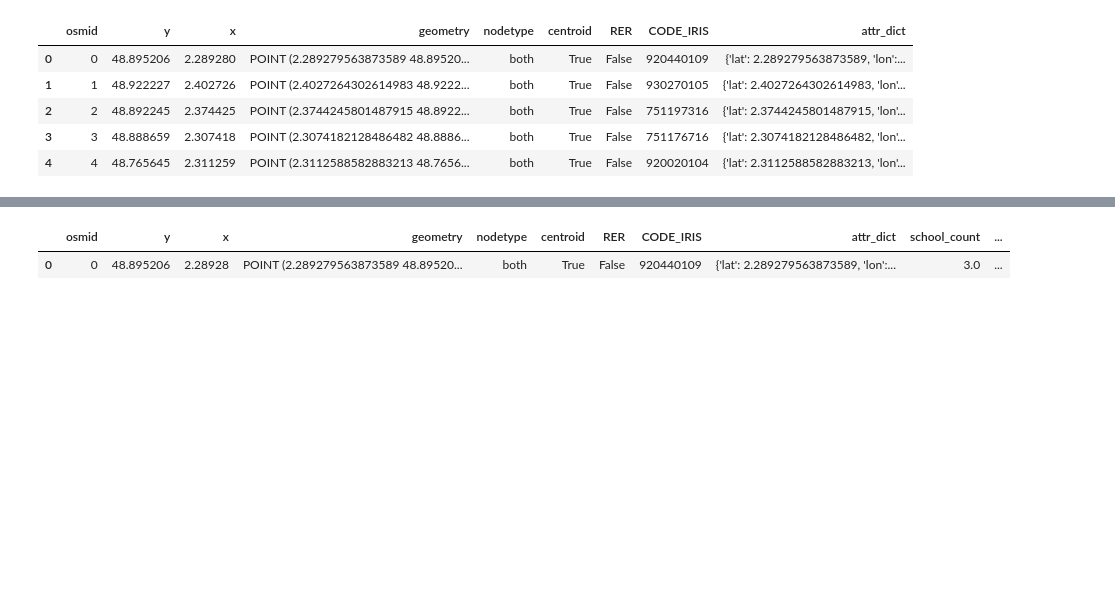
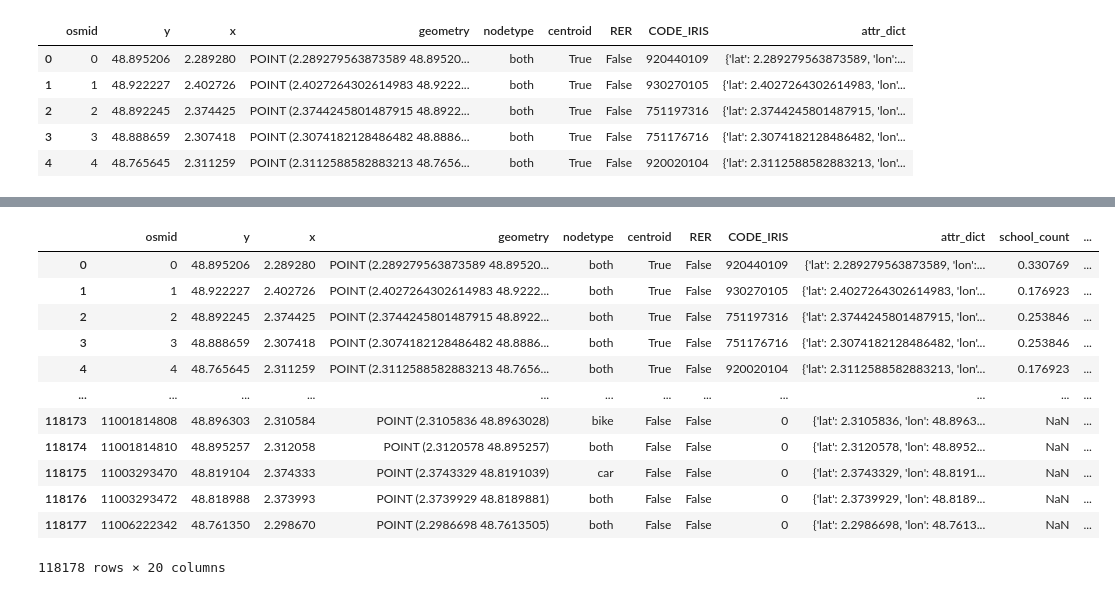
Before and after one commit to AurianeTec/Thesis, a Jupyter notebook: 3_Add_socioeconomic_data.ipynb, the cells around one changed output, grey strips where cells are left out. Cells and saved outputs as stored; diff of their text form; code cells hidden in the pictures; blank space fills up the shorter version.

Commit message:
socioeconomic done
Added education level to the attributes
Normalized all socioeconomic attribute values beweeen 0.1 and 1.1

```diff
--- a/3_Add_socioeconomic_data.ipynb
+++ b/3_Add_socioeconomic_data.ipynb
@@ -342,0 +377,12 @@ median_income_IRIS_GPM.head(1)
+# %%
+#--- Change the absolute numbers into population shares
+
+# Left both lines for comprehension, technically you could combine them into one.
+pop_no_diploma['proportion_15+_notinschool_nodiploma'] = pop_no_diploma['P19_NSCOL15P_DIPLMIN'] / pop_no_diploma['P19_NSCOL15P']
+pop_no_diploma['edu_level'] = 1/ pop_no_diploma['proportion_15+_notinschool_nodiploma']
+
+
+pop_no_diploma = pop_no_diploma[['IRIS', 'edu_level']]
+pop_no_diploma['IRIS'] = pop_no_diploma['IRIS'].astype('int64')
+pop_no_diploma = pop_no_diploma.rename(columns = {'IRIS': 'CODE_IRIS'})
+pop_no_diploma.head()
@@ -447,7 +500,7 @@ dtype: object
 # Combine, clean-up and save (TOFIX)
 # %%
 #--- Join all socio-economic dataframes
-dataframes = [education_perIRIS, jobs_per_IRIS, age_range_IRIS_geom, median_income_IRIS_GPM_complete]
+dataframes = [education_perIRIS, jobs_per_IRIS, age_range_IRIS_geom, median_income_IRIS_GPM_complete, pop_no_diploma]
 
 all_socioeconomic = reduce(lambda  left,right: pd.merge(left, right, on=['CODE_IRIS'], how='outer'), dataframes)
 
@@ -494,19 +547,43 @@ dtype: int64
 # %%
 # Clean up the columns
 col_tokeep = ['osmid', 'y', 'x', 'geometry', 'nodetype', 'centroid', 'RER',
        'CODE_IRIS', 'attr_dict', 'school_count', 'Effectifs salariés 2021 par IRIS', 'P19_POP',
        'school_pop_19', 'active_pop_19', 'area', 'pop_density', 'active_pop_density', 'school_pop_density',
-       'median_income']
+       'median_income', 'edu_level']
 
-nodes_with_socioeconomic_final = nodes_with_socioeconomic[col_tokeep]
+nodes_with_socioeconomic = nodes_with_socioeconomic[col_tokeep]
 
 # Rename columns
 
-nodes_with_socioeconomic_final = nodes_with_socioeconomic_final.rename(columns = {'Effectifs salariés 2021 par IRIS': 'num_jobs'})
+nodes_with_socioeconomic_final = nodes_with_socioeconomic.rename(columns = {'Effectifs salariés 2021 par IRIS': 'num_jobs'})
 
-nodes_with_socioeconomic_final.head(1)
+
+# TODO NORMALiSE STUFF BETWEEN 0.1 and 1.1
+to_scale = ['school_count', 'num_jobs', 'P19_POP', 'school_pop_19', 'active_pop_19',
+             'pop_density', 'active_pop_density', 'school_pop_density',
+              'median_income', 'edu_level']
+
+# Create an instance of MinMaxScaler
+scaler = MinMaxScaler(feature_range=(0.1, 1.1))
+
+# Apply Min-Max scaling to selected columns
+nodes_with_socioeconomic_final_scaled = nodes_with_socioeconomic_final.copy()
+nodes_with_socioeconomic_final_scaled[to_scale] = scaler.fit_transform(nodes_with_socioeconomic_final[to_scale])
+
+nodes_with_socioeconomic_final_scaled
 # %% [output]
 |  | osmid | y | x | geometry | nodetype | centroid | RER | CODE_IRIS | attr_dict | school_count | ... |
-| 0 | 0 | 48.895206 | 2.28928 | POINT (2.289279563873589 48.89520... | both | True | False | 920440109 | {'lat': 2.289279563873589, 'lon':... | 3.0 | ... |
+| 0 | 0 | 48.895206 | 2.289280 | POINT (2.289279563873589 48.89520... | both | True | False | 920440109 | {'lat': 2.289279563873589, 'lon':... | 0.330769 | ... |
+| 1 | 1 | 48.922227 | 2.402726 | POINT (2.4027264302614983 48.9222... | both | True | False | 930270105 | {'lat': 2.4027264302614983, 'lon'... | 0.176923 | ... |
+| 2 | 2 | 48.892245 | 2.374425 | POINT (2.3744245801487915 48.8922... | both | True | False | 751197316 | {'lat': 2.3744245801487915, 'lon'... | 0.253846 | ... |
+| 3 | 3 | 48.888659 | 2.307418 | POINT (2.3074182128486482 48.8886... | both | True | False | 751176716 | {'lat': 2.3074182128486482, 'lon'... | 0.253846 | ... |
+| 4 | 4 | 48.765645 | 2.311259 | POINT (2.3112588582883213 48.7656... | both | True | False | 920020104 | {'lat': 2.3112588582883213, 'lon'... | 0.176923 | ... |
+| ... | ... | ... | ... | ... | ... | ... | ... | ... | ... | ... | ... |
+| 118173 | 11001814808 | 48.896303 | 2.310584 | POINT (2.3105836 48.8963028) | bike | False | False | 0 | {'lat': 2.3105836, 'lon': 48.8963... | NaN | ... |
+| 118174 | 11001814810 | 48.895257 | 2.312058 | POINT (2.3120578 48.895257) | both | False | False | 0 | {'lat': 2.3120578, 'lon': 48.8952... | NaN | ... |
+| 118175 | 11003293470 | 48.819104 | 2.374333 | POINT (2.3743329 48.8191039) | car | False | False | 0 | {'lat': 2.3743329, 'lon': 48.8191... | NaN | ... |
+| 118176 | 11003293472 | 48.818988 | 2.373993 | POINT (2.3739929 48.8189881) | both | False | False | 0 | {'lat': 2.3739929, 'lon': 48.8189... | NaN | ... |
+| 118177 | 11006222342 | 48.761350 | 2.298670 | POINT (2.2986698 48.7613505) | both | False | False | 0 | {'lat': 2.2986698, 'lon': 48.7613... | NaN | ... |
+118178 rows × 20 columns
 # %%
 #--- Save the results
```
Also changed, not shown: parts of 10 cells of this notebook, 1 other file.
